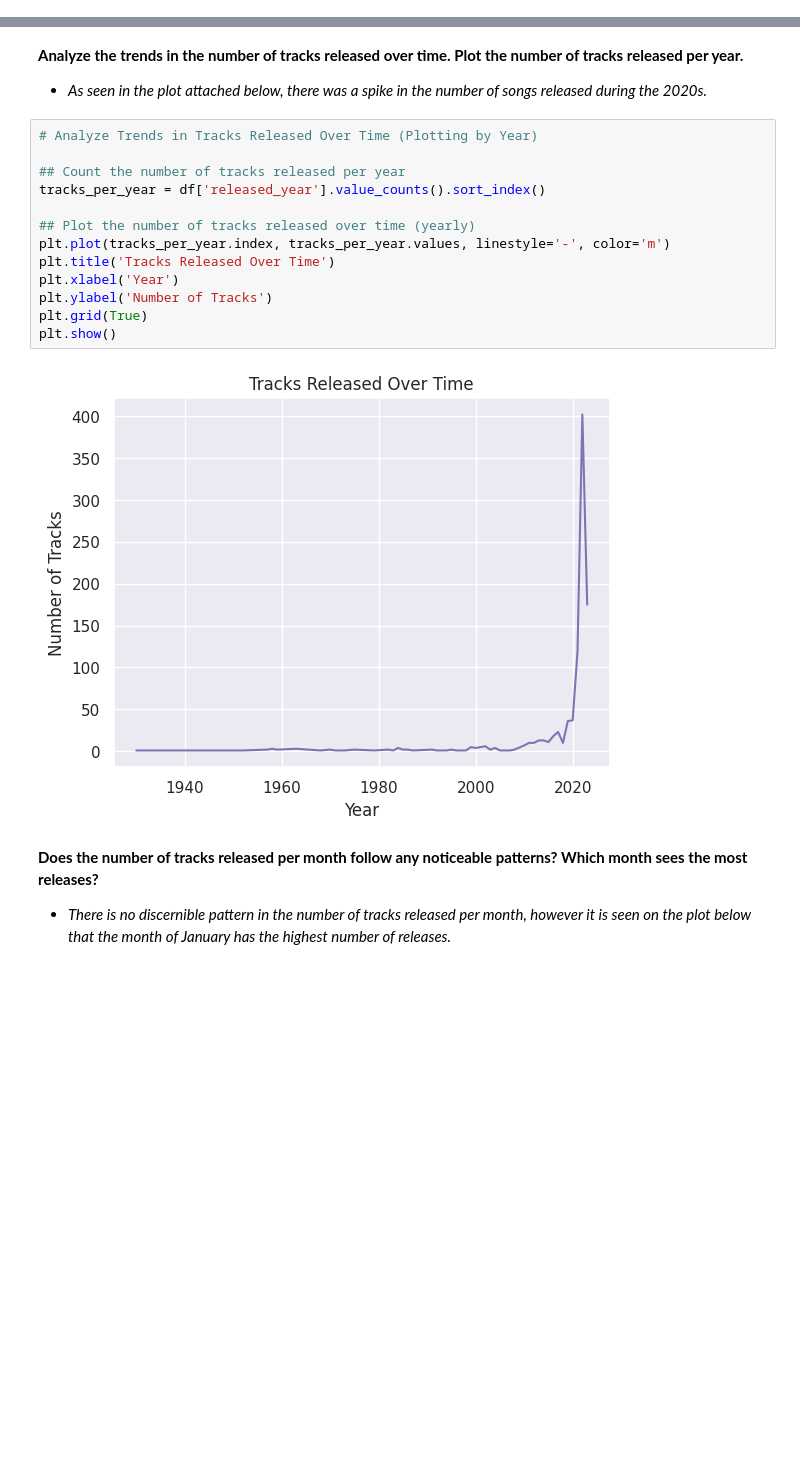
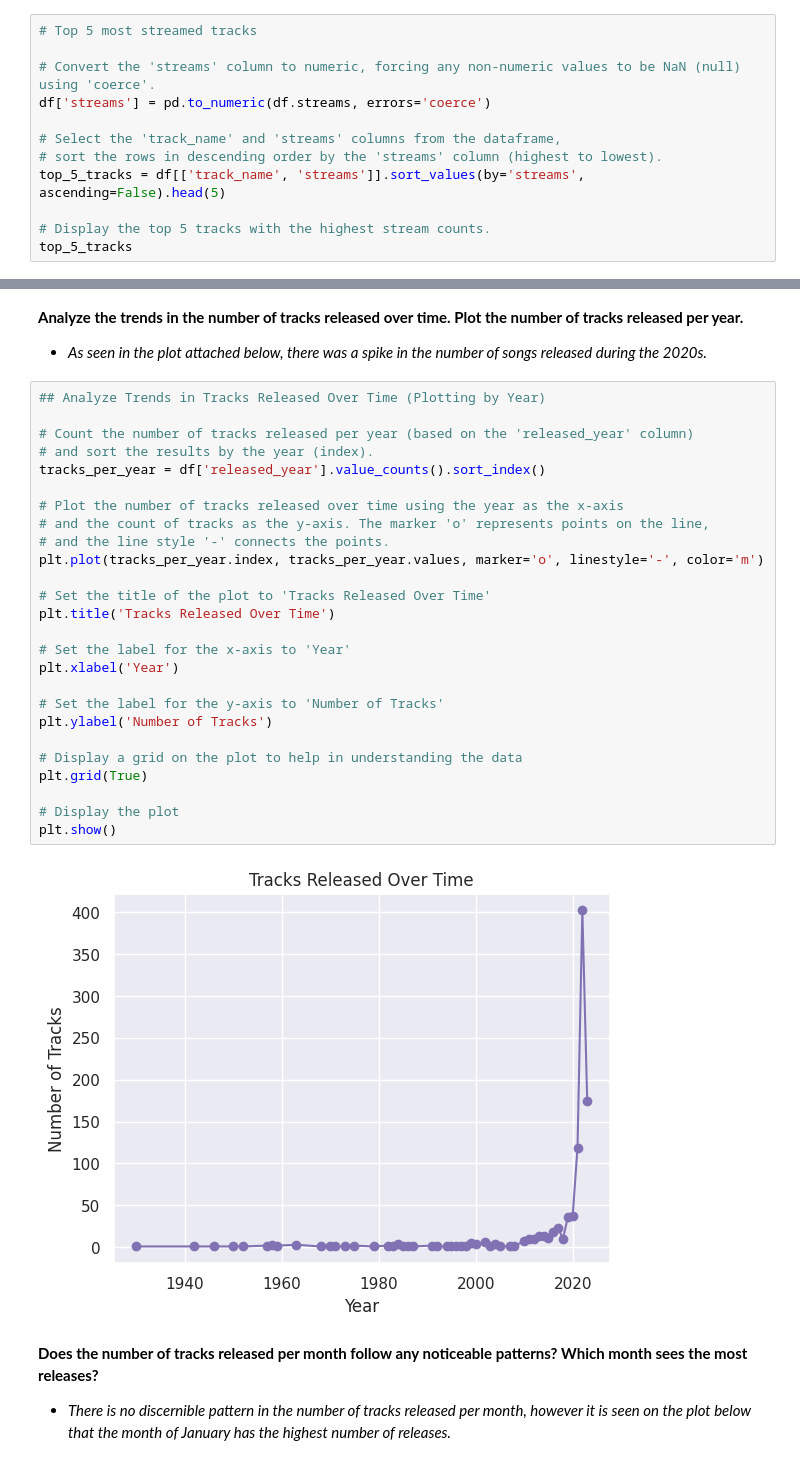
Before and after one commit to chelseaangeles/programming-assignment-1, a Jupyter notebook: Programming_Assignment_1.ipynb, the cells around one changed output, grey strips where cells are left out. Cells and saved outputs as stored; diff of their text form; blank space fills up the shorter version.

```diff
--- a/Programming_Assignment_1.ipynb
+++ b/Programming_Assignment_1.ipynb
@@ -215,0 +204,12 @@ top_5_tracks
+# %%
+# Top 5 most streamed tracks
+
+# Convert the 'streams' column to numeric, forcing any non-numeric values to be NaN (null) using 'coerce'.
+df['streams'] = pd.to_numeric(df.streams, errors='coerce')
+
+# Select the 'track_name' and 'streams' columns from the dataframe,
+# sort the rows in descending order by the 'streams' column (highest to lowest).
+top_5_tracks = df[['track_name', 'streams']].sort_values(by='streams', ascending=False).head(5)
+
+# Display the top 5 tracks with the highest stream counts.
+top_5_tracks
@@ -241,20 +253,33 @@ dtype: int64
 **Analyze the trends in the number of tracks released over time. Plot the number of tracks released per year.**
 * *As seen in the plot attached below, there was a spike in the number of songs released during the 2020s.*
 # %%
-# Analyze Trends in Tracks Released Over Time (Plotting by Year)
+## Analyze Trends in Tracks Released Over Time (Plotting by Year)
 
-## Count the number of tracks released per year
+# Count the number of tracks released per year (based on the 'released_year' column)
+# and sort the results by the year (index).
 tracks_per_year = df['released_year'].value_counts().sort_index()
 
-## Plot the number of tracks released over time (yearly)
-plt.plot(tracks_per_year.index, tracks_per_year.values, linestyle='-', color='m')
+# Plot the number of tracks released over time using the year as the x-axis
+# and the count of tracks as the y-axis. The marker 'o' represents points on the line,
+# and the line style '-' connects the points.
+plt.plot(tracks_per_year.index, tracks_per_year.values, marker='o', linestyle='-', color='m')
+
+# Set the title of the plot to 'Tracks Released Over Time'
 plt.title('Tracks Released Over Time')
+
+# Set the label for the x-axis to 'Year'
 plt.xlabel('Year')
+
+# Set the label for the y-axis to 'Number of Tracks'
 plt.ylabel('Number of Tracks')
+
+# Display a grid on the plot to help in understanding the data
 plt.grid(True)
+
+# Display the plot
 plt.show()
 # %% [output]
-[figure, old version]
+[figure, new version]
 # %% [markdown]
 **Does the number of tracks released per month follow any noticeable patterns? Which month sees the most releases?**
 * *There is no discernible pattern in the number of tracks released per month, however it is seen on the plot below that the month of January has the highest number of releases.*
```
Also changed, not shown: parts of 13 cells of this notebook.
